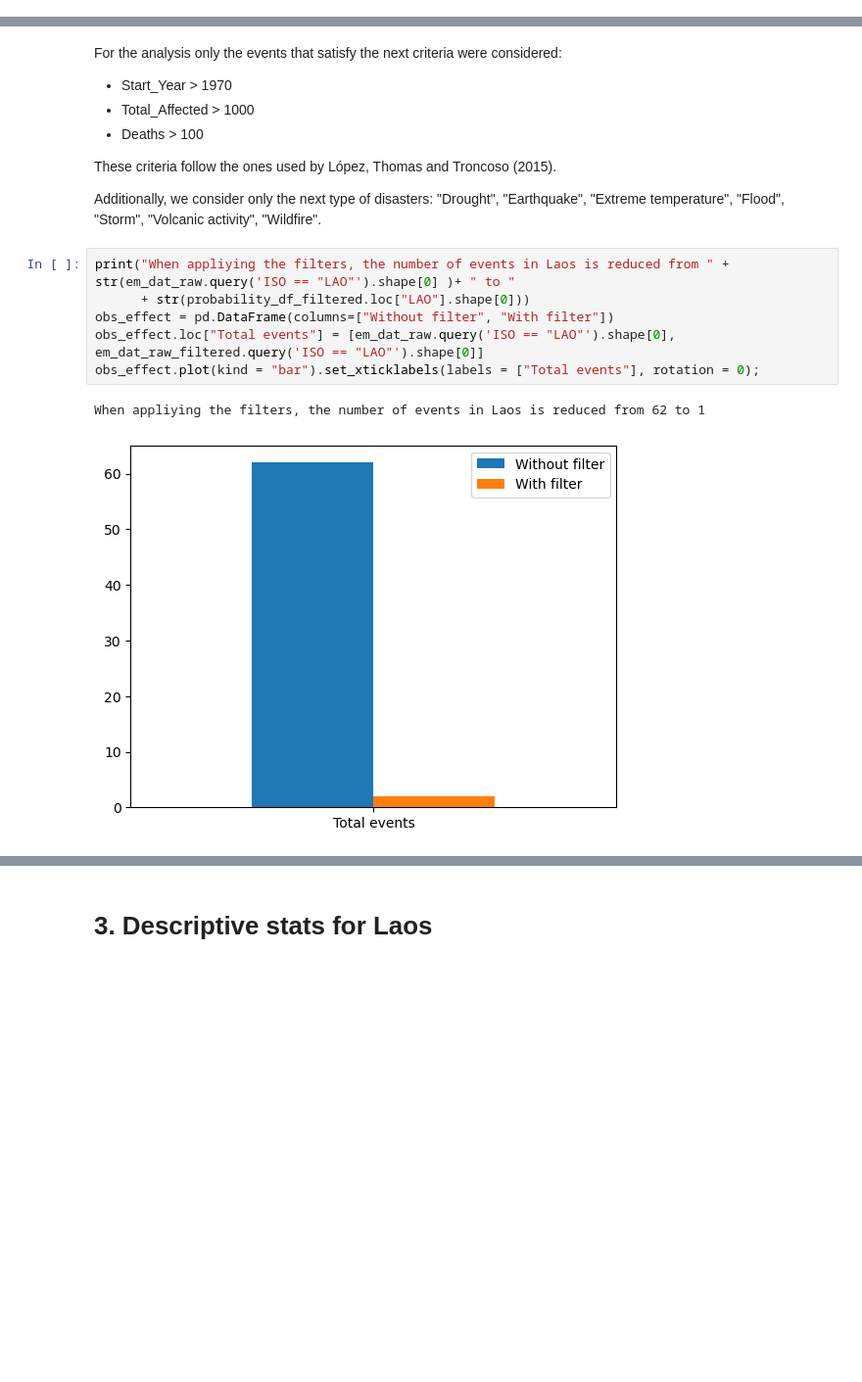
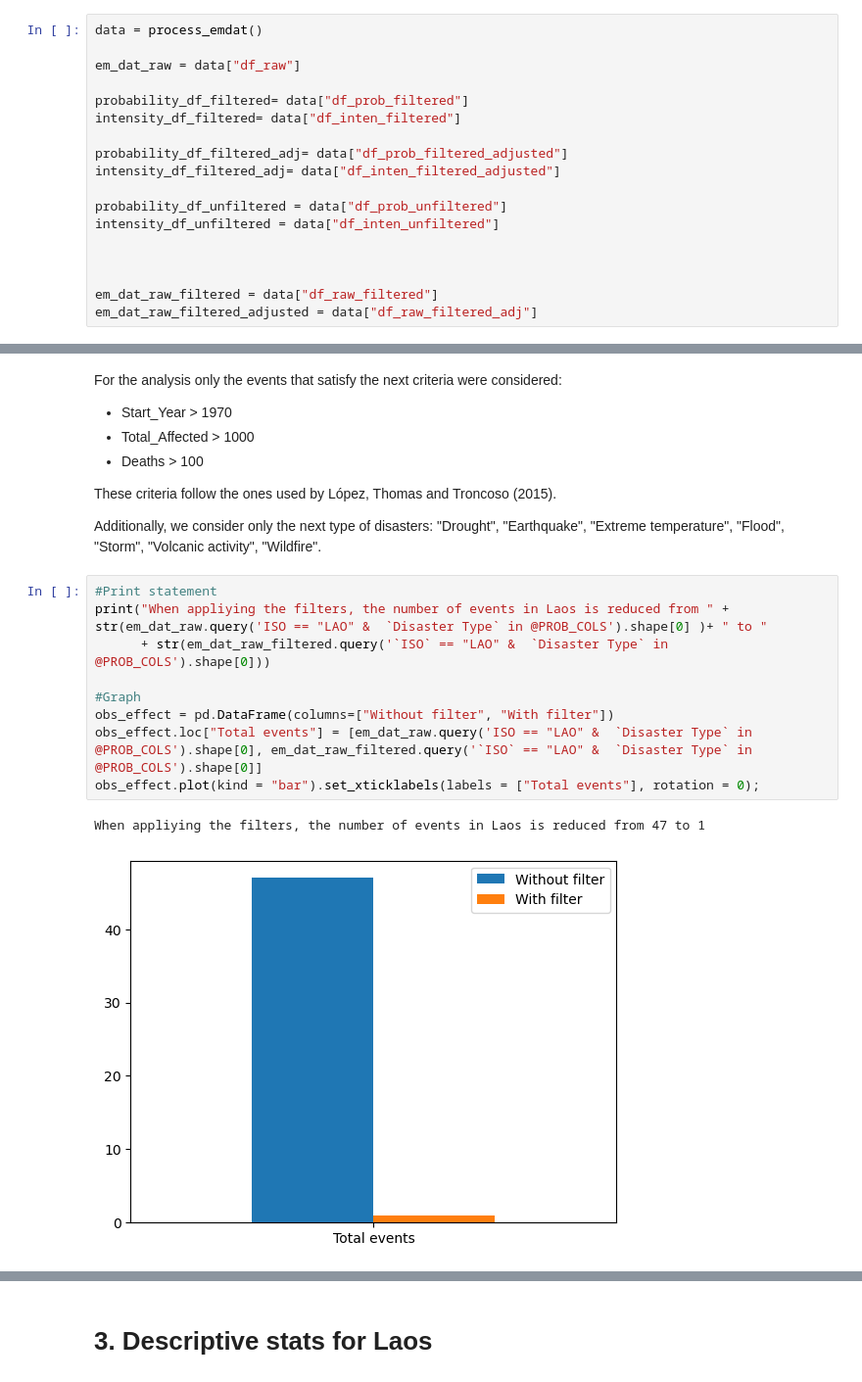
Before and after one commit to jessegrabowski/laos-climate-change, a Jupyter notebook: notebooks/eda_laos_EM-DAT.ipynb, the cells around one changed output, grey strips where cells are left out. Shown at 98% size. Saved outputs shown, nothing was run; the diff lists cells and outputs as text; blank space fills up the shorter version.

```diff
--- a/notebooks/eda_laos_EM-DAT.ipynb
+++ b/notebooks/eda_laos_EM-DAT.ipynb
@@ -25,2 +16,20 @@ em_dat_raw_filtered = data["df_raw_filtered"]
+# %%
+data = process_emdat()
+
+em_dat_raw = data["df_raw"]
+
+probability_df_filtered= data["df_prob_filtered"]
+intensity_df_filtered= data["df_inten_filtered"]
+
+probability_df_filtered_adj= data["df_prob_filtered_adjusted"]
+intensity_df_filtered_adj= data["df_inten_filtered_adjusted"]
+
+probability_df_unfiltered = data["df_prob_unfiltered"]
+intensity_df_unfiltered = data["df_inten_unfiltered"]
+
+
+
+em_dat_raw_filtered = data["df_raw_filtered"]
+em_dat_raw_filtered_adjusted = data["df_raw_filtered_adj"]
 # %% [markdown]
 # 1. Helper functions
@@ -77,11 +50,14 @@ These criteria follow the ones used by López, Thomas and Troncoso (2015).
 Additionally, we consider only the next type of disasters:
 "Drought", "Earthquake", "Extreme temperature", "Flood", "Storm", "Volcanic activity", "Wildfire".
 # %%
-print("When appliying the filters, the number of events in Laos is reduced from " + str(em_dat_raw.query('ISO == "LAO"').shape[0] )+ " to "
-      + str(probability_df_filtered.loc["LAO"].shape[0]))
+#Print statement
+print("When appliying the filters, the number of events in Laos is reduced from " + str(em_dat_raw.query('ISO == "LAO" &  `Disaster Type` in @PROB_COLS').shape[0] )+ " to "
+      + str(em_dat_raw_filtered.query('`ISO` == "LAO" &  `Disaster Type` in @PROB_COLS').shape[0]))
+
+#Graph
 obs_effect = pd.DataFrame(columns=["Without filter", "With filter"])
-obs_effect.loc["Total events"] = [em_dat_raw.query('ISO == "LAO"').shape[0], em_dat_raw_filtered.query('ISO == "LAO"').shape[0]]
+obs_effect.loc["Total events"] = [em_dat_raw.query('ISO == "LAO" &  `Disaster Type` in @PROB_COLS').shape[0], em_dat_raw_filtered.query('`ISO` == "LAO" &  `Disaster Type` in @PROB_COLS').shape[0]]
 obs_effect.plot(kind = "bar").set_xticklabels(labels = ["Total events"], rotation = 0);
 # %% [output]
-When appliying the filters, the number of events in Laos is reduced from 62 to 1
+When appliying the filters, the number of events in Laos is reduced from 47 to 1
-[figure, old version]
+[figure, new version]
```
Also changed, not shown: parts of 16 cells of this notebook, 2 other files.
